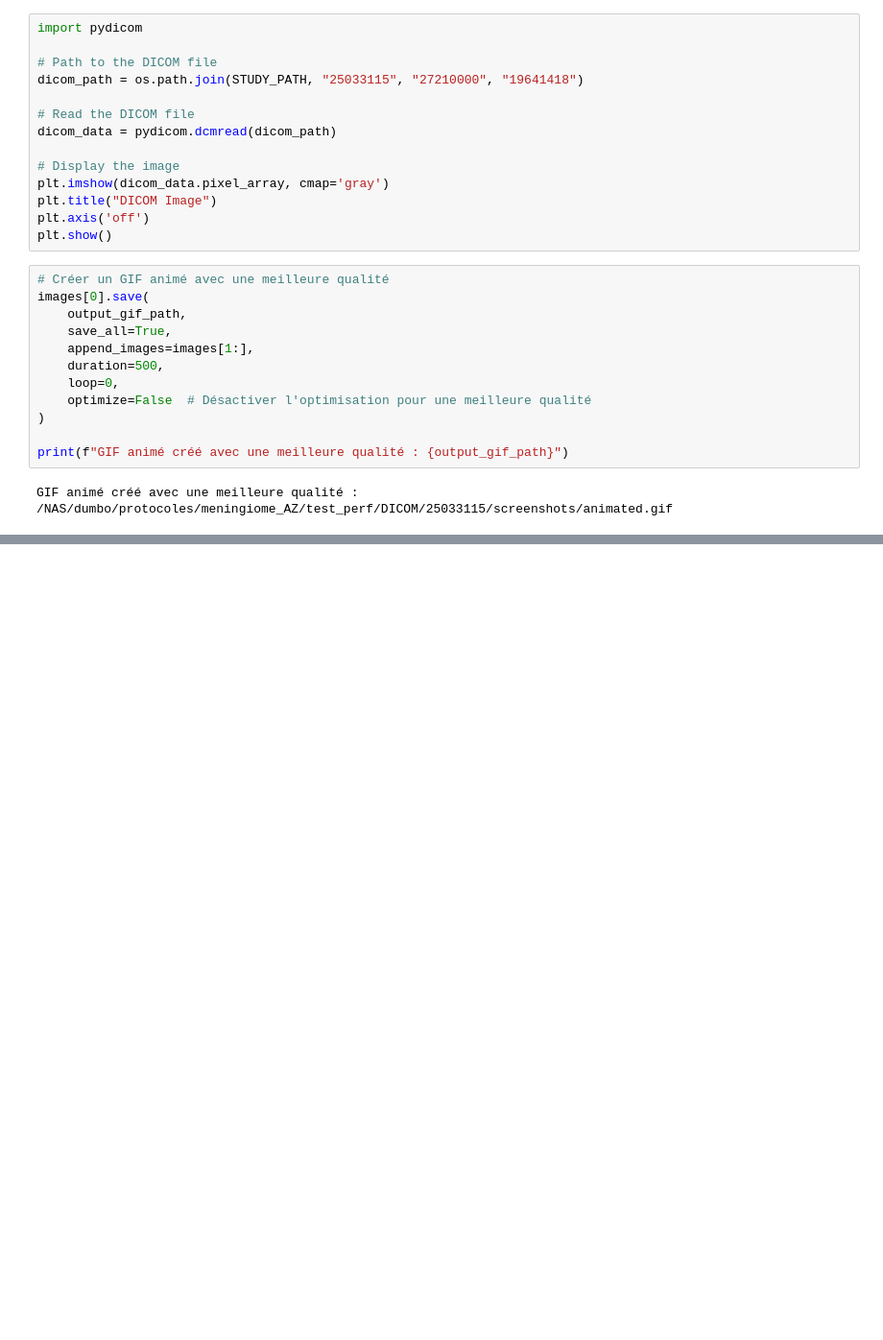
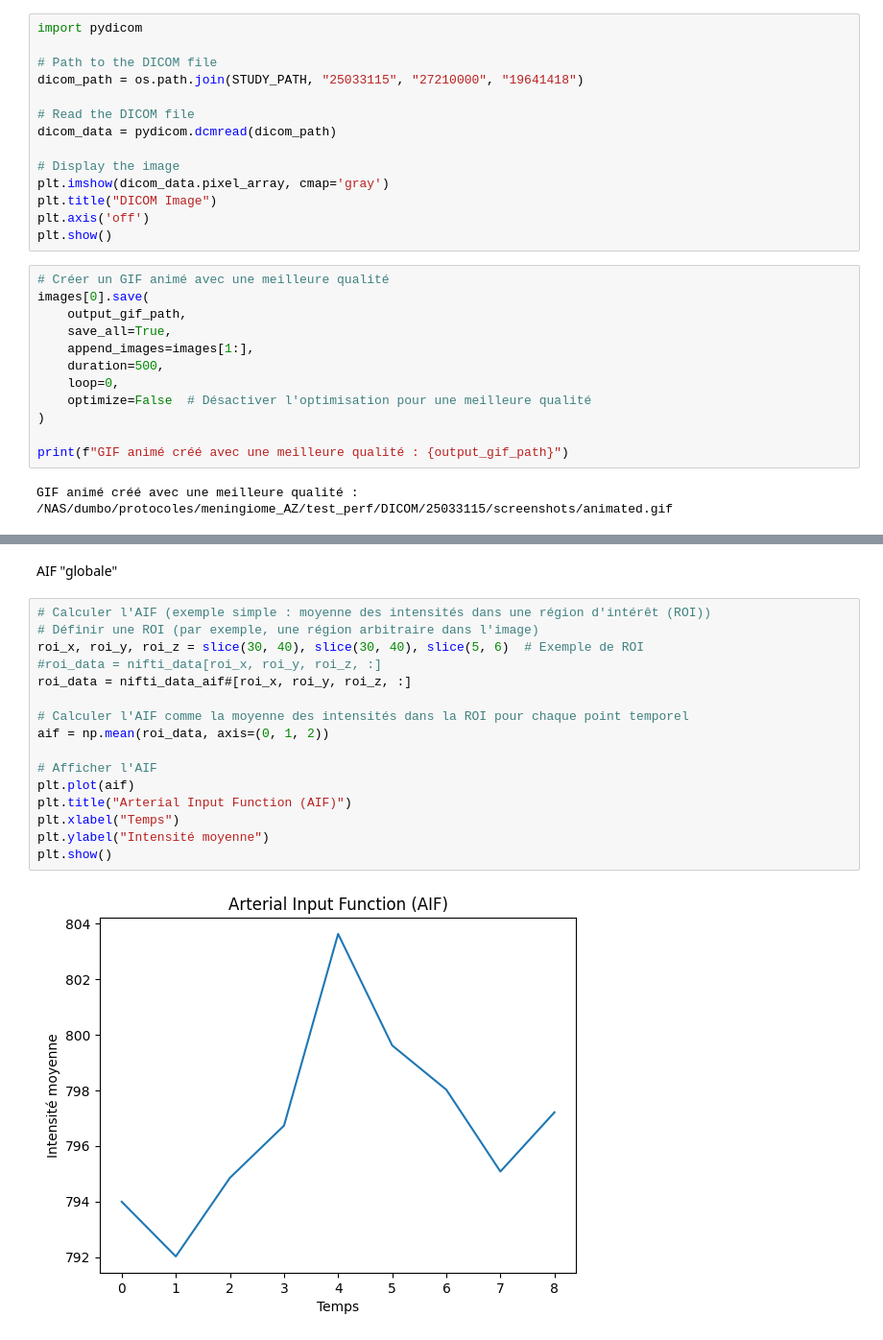
Before and after one commit to RomainViardLille/LiiFE, a Jupyter notebook: PERF_CBCT_meningiome.ipynb, the cells around one changed output, grey strips where cells are left out. Shown at 96% size. Cells and saved outputs as stored; diff of their text form; blank space fills up the shorter version.

```diff
--- a/PERF_CBCT_meningiome.ipynb
+++ b/PERF_CBCT_meningiome.ipynb
@@ -44,0 +158,20 @@ GIF animé créé avec une meilleure qualité : /NAS/dumbo/protocoles/meningiome
+# %% [markdown]
+AIF "globale"
+# %%
+# Calculer l'AIF (exemple simple : moyenne des intensités dans une région d'intérêt (ROI))
+# Définir une ROI (par exemple, une région arbitraire dans l'image)
+roi_x, roi_y, roi_z = slice(30, 40), slice(30, 40), slice(5, 6)  # Exemple de ROI
+#roi_data = nifti_data[roi_x, roi_y, roi_z, :]
+roi_data = nifti_data_aif#[roi_x, roi_y, roi_z, :]
+
+# Calculer l'AIF comme la moyenne des intensités dans la ROI pour chaque point temporel
+aif = np.mean(roi_data, axis=(0, 1, 2))
+
+# Afficher l'AIF
+plt.plot(aif)
+plt.title("Arterial Input Function (AIF)")
+plt.xlabel("Temps")
+plt.ylabel("Intensité moyenne")
+plt.show()
+# %% [output]
+[figure, added]
```
Also changed, not shown: parts of 16 cells of this notebook, 9 other files.
